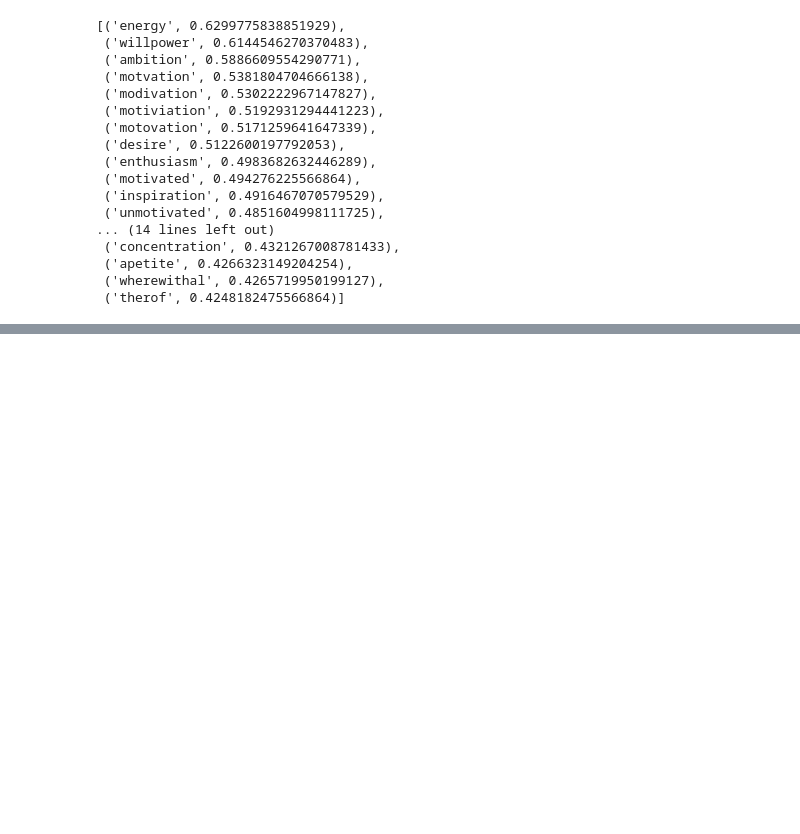
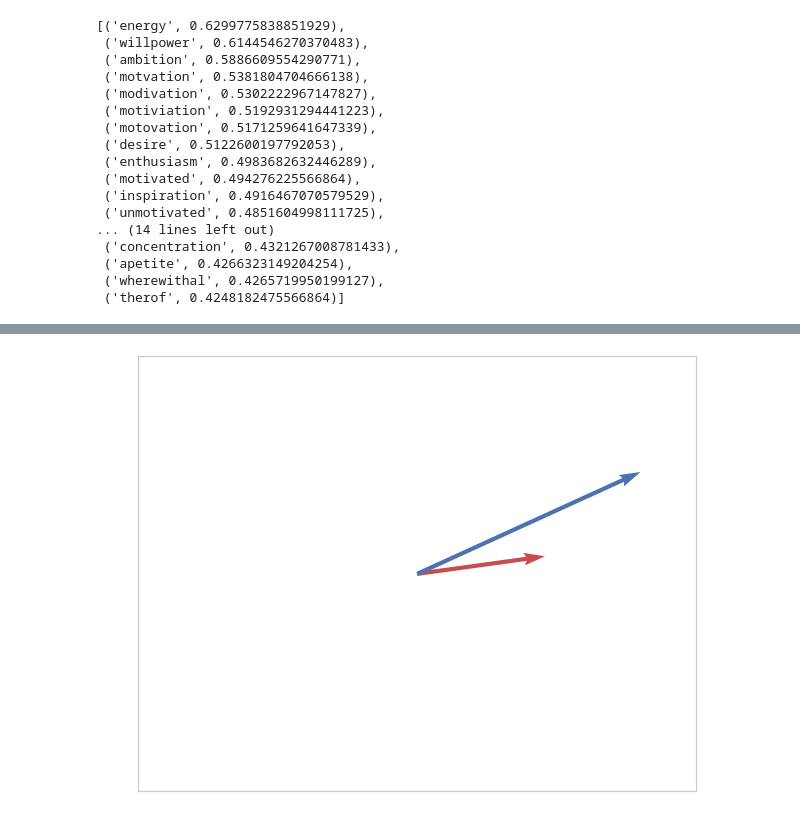
Before and after one commit to dirtylittledirtbike/project_05_v2, a Jupyter notebook: word2vec.ipynb, the cells around one changed output, grey strips where cells are left out. Cells and saved outputs as stored; diff of their text form; code cells hidden in the pictures; blank space fills up the shorter version.

```diff
--- a/word2vec.ipynb
+++ b/word2vec.ipynb
@@ -713,27 +606,37 @@ Name: text_title, Length: 117378, dtype: object
 # %%
 # # anxiety = model.wv['anxious']
-# import seaborn as sns
+import seaborn as sns
 
-# sns.set_theme(style="whitegrid")
-# a = model.wv['psychiatrist']
-# b = model.wv['prescribed']
+sns.set_theme(style="whitegrid")
+a = model1.wv['man']
+b = model1.wv['woman']
 
-# x = a - b
+c = model1.wv['asked']
+d = model1.wv['told']
 
-# x2 = model.wv['therapist']
 
-# # fig = plt.figure(figsize=[15,15])
-# # ax = ax.gca(projection='3d')
-# fig, ax = plt.subplots(figsize=[10, 8])
-# V = np.array([a, b, x2])
-# origin = np.array([[0, 0, 0],[0, 0, 0]]) # origin point
 
-# ax.quiver(*origin, V[:,0], V[:,1], color=['r','b','g'], scale=.7)
-# # plt.xlim([-.002, .002])
-# # plt.show()
-# # model.wv.similar_by_vector(x)
+# a = np.array([-1,1])
+# b = np.array([1,1])
+x = a + c - b
 
-# ax.axes.tick_params(axis="y", colors='white', labelsize=10)
-# ax.axes.tick_params(axis="x", colors="white", labelsize=10)
-# plt.grid(False)
-# plt.savefig('vecs.png', transparent=True, dpi=300)
+x2 = model1.wv['therapist']
+x3 = model1.wv.similar_by_vector(x)
+
+# fig = plt.figure(figsize=[15,15])
+# ax = ax.gca(projection='3d')
+fig, ax = plt.subplots(figsize=[10, 8])
+V = np.array([a, b])
+origin = np.array([[0, 0],[0, 0]]) # origin point
+
+ax.quiver(*origin, V[:,0], V[:,1], color=['r','b','g'], scale=1.2)
+# plt.xlim([-.002, .002])
+# plt.show()
+# model.wv.similar_by_vector(x)
+
+ax.axes.tick_params(axis="y", colors='white', labelsize=10)
+ax.axes.tick_params(axis="x", colors="white", labelsize=10)
+plt.grid(False)
+plt.savefig('vecs11.png', transparent=True, dpi=300)
+# %% [output]
+[figure, added]
```
Also changed, not shown: parts of 145 cells of this notebook, 2 other files.
